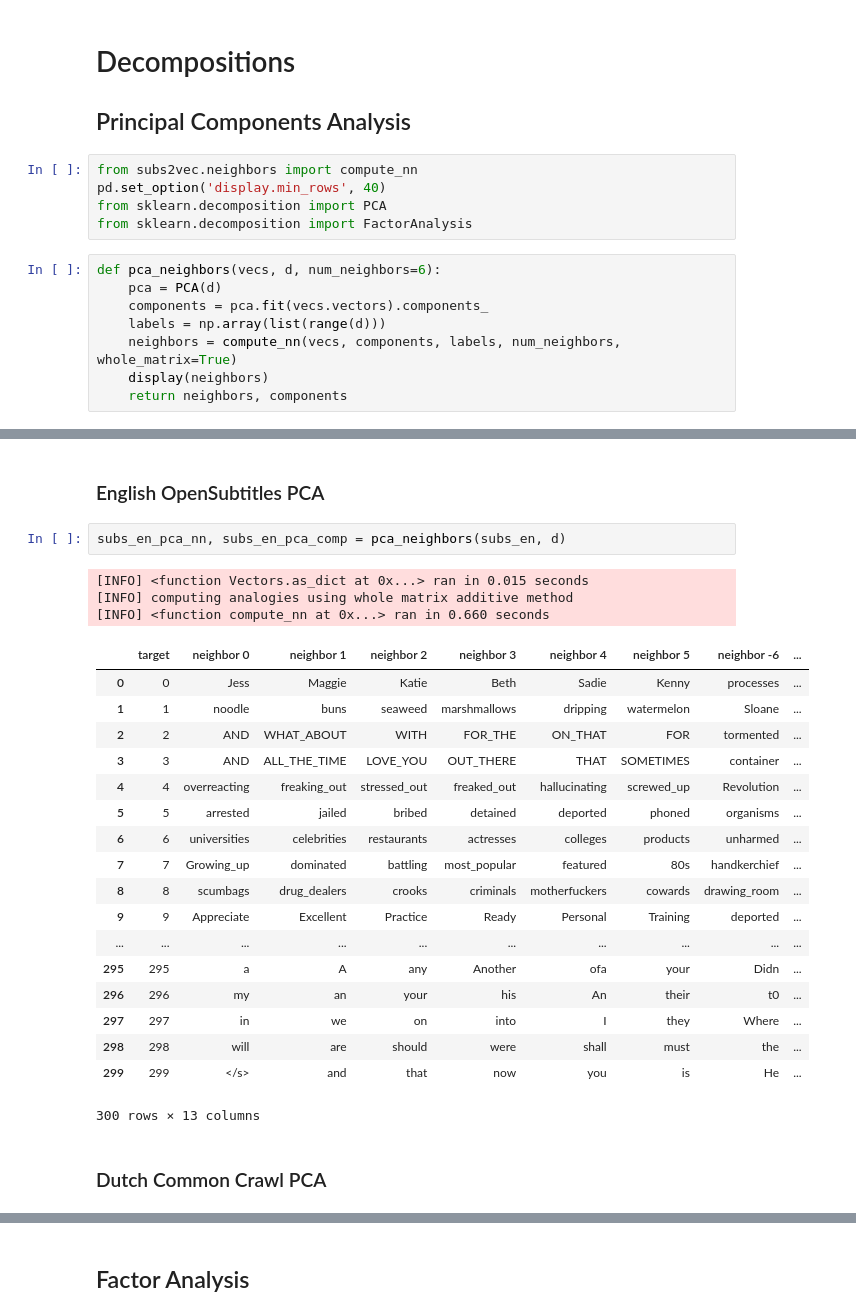
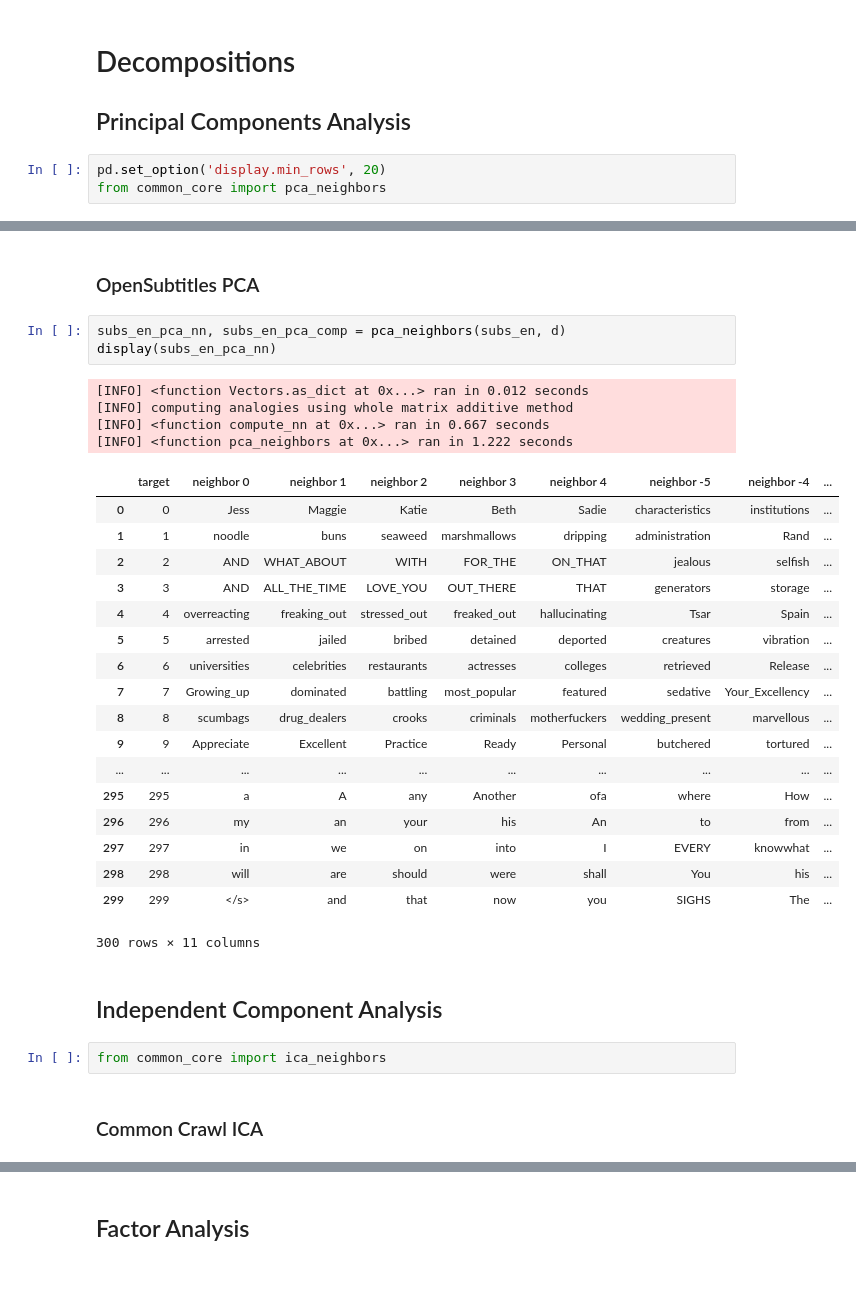
Before and after one commit to jvparidon/interpretable-embeddings, a Jupyter notebook: embedding_decomposition.ipynb, the cells around one changed output, grey strips where cells are left out. Saved outputs shown, nothing was run; the diff lists cells and outputs as text; blank space fills up the shorter version.

```diff
--- a/embedding_decomposition.ipynb
+++ b/embedding_decomposition.ipynb
@@ -192,17 +109,7 @@ subs_nl_corrs = correlations(subs_nl, d)
 # %% [markdown]
 # Decompositions
 ## Principal Components Analysis
-# %%
-from subs2vec.neighbors import compute_nn
-pd.set_option('display.min_rows', 40)
-from sklearn.decomposition import PCA
-from sklearn.decomposition import FactorAnalysis
-# %%
-def pca_neighbors(vecs, d, num_neighbors=6):
-    pca = PCA(d)
-    components = pca.fit(vecs.vectors).components_
-    labels = np.array(list(range(d)))
-    neighbors = compute_nn(vecs, components, labels, num_neighbors, whole_matrix=True)
-    display(neighbors)
-    return neighbors, components
+# %%
+pd.set_option('display.min_rows', 20)
+from common_core import pca_neighbors
 # %% [markdown]
@@ -234,28 +143,34 @@ cc_en_pca_nn, cc_en_pca_comp = pca_neighbors(cc_en, d)
 # %% [markdown]
-### English OpenSubtitles PCA
+### OpenSubtitles PCA
 # %%
 subs_en_pca_nn, subs_en_pca_comp = pca_neighbors(subs_en, d)
+display(subs_en_pca_nn)
 # %% [output]
-[INFO] <function Vectors.as_dict at 0x...> ran in 0.015 seconds
+[INFO] <function Vectors.as_dict at 0x...> ran in 0.012 seconds
 [INFO] computing analogies using whole matrix additive method
-[INFO] <function compute_nn at 0x...> ran in 0.660 seconds
+[INFO] <function compute_nn at 0x...> ran in 0.667 seconds
+[INFO] <function pca_neighbors at 0x...> ran in 1.222 seconds
-|  | target | neighbor 0 | neighbor 1 | neighbor 2 | neighbor 3 | neighbor 4 | neighbor 5 | neighbor -6 | ... |
-| 0 | 0 | Jess | Maggie | Katie | Beth | Sadie | Kenny | processes | ... |
-| 1 | 1 | noodle | buns | seaweed | marshmallows | dripping | watermelon | Sloane | ... |
-| 2 | 2 | AND | WHAT_ABOUT | WITH | FOR_THE | ON_THAT | FOR | tormented | ... |
-| 3 | 3 | AND | ALL_THE_TIME | LOVE_YOU | OUT_THERE | THAT | SOMETIMES | container | ... |
-| 4 | 4 | overreacting | freaking_out | stressed_out | freaked_out | hallucinating | screwed_up | Revolution | ... |
-| 5 | 5 | arrested | jailed | bribed | detained | deported | phoned | organisms | ... |
-| 6 | 6 | universities | celebrities | restaurants | actresses | colleges | products | unharmed | ... |
-| 7 | 7 | Growing_up | dominated | battling | most_popular | featured | 80s | handkerchief | ... |
-| 8 | 8 | scumbags | drug_dealers | crooks | criminals | motherfuckers | cowards | drawing_room | ... |
-| 9 | 9 | Appreciate | Excellent | Practice | Ready | Personal | Training | deported | ... |
+|  | target | neighbor 0 | neighbor 1 | neighbor 2 | neighbor 3 | neighbor 4 | neighbor -5 | neighbor -4 | ... |
+| 0 | 0 | Jess | Maggie | Katie | Beth | Sadie | characteristics | institutions | ... |
+| 1 | 1 | noodle | buns | seaweed | marshmallows | dripping | administration | Rand | ... |
+| 2 | 2 | AND | WHAT_ABOUT | WITH | FOR_THE | ON_THAT | jealous | selfish | ... |
+| 3 | 3 | AND | ALL_THE_TIME | LOVE_YOU | OUT_THERE | THAT | generators | storage | ... |
+| 4 | 4 | overreacting | freaking_out | stressed_out | freaked_out | hallucinating | Tsar | Spain | ... |
+| 5 | 5 | arrested | jailed | bribed | detained | deported | creatures | vibration | ... |
+| 6 | 6 | universities | celebrities | restaurants | actresses | colleges | retrieved | Release | ... |
+| 7 | 7 | Growing_up | dominated | battling | most_popular | featured | sedative | Your_Excellency | ... |
+| 8 | 8 | scumbags | drug_dealers | crooks | criminals | motherfuckers | wedding_present | marvellous | ... |
+| 9 | 9 | Appreciate | Excellent | Practice | Ready | Personal | butchered | tortured | ... |
 | ... | ... | ... | ... | ... | ... | ... | ... | ... | ... |
-| 295 | 295 | a | A | any | Another | ofa | your | Didn | ... |
-| 296 | 296 | my | an | your | his | An | their | t0 | ... |
-| 297 | 297 | in | we | on | into | I | they | Where | ... |
-| 298 | 298 | will | are | should | were | shall | must | the | ... |
-| 299 | 299 | </s> | and | that | now | you | is | Ηe | ... |
+| 295 | 295 | a | A | any | Another | ofa | where | How | ... |
+| 296 | 296 | my | an | your | his | An | tο | from | ... |
+| 297 | 297 | in | we | on | into | I | EVERY | knowwhat | ... |
+| 298 | 298 | will | are | should | were | shall | You | his | ... |
+| 299 | 299 | </s> | and | that | now | you | SIGHS | Τhe | ... |
-300 rows × 13 columns
+300 rows × 11 columns
+# %% [markdown]
+## Independent Component Analysis
+# %%
+from common_core import ica_neighbors
 # %% [markdown]
-### Dutch Common Crawl PCA
+### Common Crawl ICA
```
Also changed, not shown: parts of 101 cells of this notebook, 6 other files.
